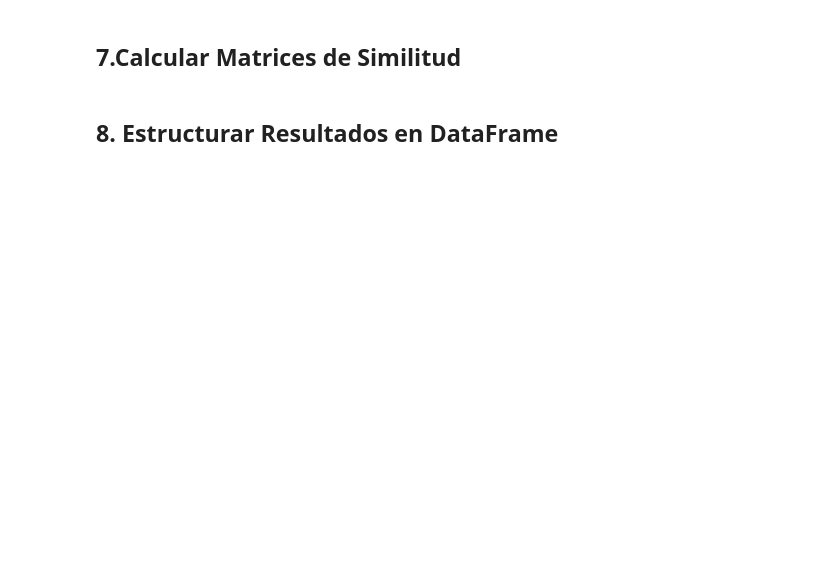
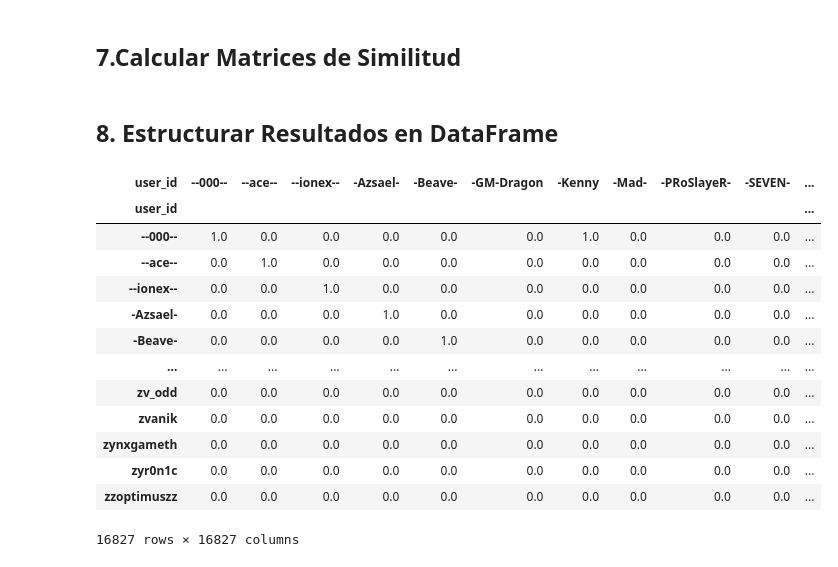
Before and after one commit to ASGuzman/PI_MLOps_Steam, a Jupyter notebook: Modelo_de_recomendacion.ipynb, the cells around one changed output. Drawn from its saved outputs; the diff is of its cells as text; code cells hidden in the pictures; blank space fills up the shorter version.

```diff
--- a/Modelo_de_recomendacion.ipynb
+++ b/Modelo_de_recomendacion.ipynb
@@ -197,4 +230,4 @@ normalized_df.shape
 # %%
 # Convertimos el DataFrame normalizado a una matriz dispersa para eficiencia en grandes conjuntos de datos.
-sparse_matrix = normalized_df.fillna(0).values
-sparse_matrix = csr_matrix(normalized_df.values)
+sparse_matrix = sp.csr_matrix(normalized_df.values)
+sparse_matrix
@@ -201,10 +237,27 @@ sparse_matrix = csr_matrix(normalized_df.values)
 # %% [markdown]
 ## 7.Calcular Matrices de Similitud
 # %%
-item_similarity = cosine_similarity(sparse_matrix.T)
-user_similarity = cosine_similarity(sparse_matrix)
+item_similarity = cosine_similarity(sparse_matrix)
+user_similarity = cosine_similarity(sparse_matrix.T)
 # %% [markdown]
 ## 8. Estructurar Resultados en DataFrame
 # %%
-item_similarity_df = pd.DataFrame(item_similarity, index=normalized_df.columns, columns=normalized_df.columns)
-user_similarity_df = pd.DataFrame(user_similarity, index=normalized_df.index, columns=normalized_df.index)
+item_similarity_df = pd.DataFrame(item_similarity, index=normalized_df.index, columns=normalized_df.index)
+user_similarity_df = pd.DataFrame(user_similarity, index=normalized_df.columns, columns=normalized_df.columns)
+# %%
+user_similarity_df
+# %% [output]
+| user_id | --000-- | --ace-- | --ionex-- | -Azsael- | -Beave- | -GM-Dragon | -Kenny | -Mad- | -PRoSlayeR- | -SEVEN- | ... |
+| user_id |  |  |  |  |  |  |  |  |  |  | ... |
+| --000-- | 1.0 | 0.0 | 0.0 | 0.0 | 0.0 | 0.0 | 1.0 | 0.0 | 0.0 | 0.0 | ... |
+| --ace-- | 0.0 | 1.0 | 0.0 | 0.0 | 0.0 | 0.0 | 0.0 | 0.0 | 0.0 | 0.0 | ... |
+| --ionex-- | 0.0 | 0.0 | 1.0 | 0.0 | 0.0 | 0.0 | 0.0 | 0.0 | 0.0 | 0.0 | ... |
+| -Azsael- | 0.0 | 0.0 | 0.0 | 1.0 | 0.0 | 0.0 | 0.0 | 0.0 | 0.0 | 0.0 | ... |
+| -Beave- | 0.0 | 0.0 | 0.0 | 0.0 | 1.0 | 0.0 | 0.0 | 0.0 | 0.0 | 0.0 | ... |
+| ... | ... | ... | ... | ... | ... | ... | ... | ... | ... | ... | ... |
+| zv_odd | 0.0 | 0.0 | 0.0 | 0.0 | 0.0 | 0.0 | 0.0 | 0.0 | 0.0 | 0.0 | ... |
+| zvanik | 0.0 | 0.0 | 0.0 | 0.0 | 0.0 | 0.0 | 0.0 | 0.0 | 0.0 | 0.0 | ... |
+| zynxgameth | 0.0 | 0.0 | 0.0 | 0.0 | 0.0 | 0.0 | 0.0 | 0.0 | 0.0 | 0.0 | ... |
+| zyr0n1c | 0.0 | 0.0 | 0.0 | 0.0 | 0.0 | 0.0 | 0.0 | 0.0 | 0.0 | 0.0 | ... |
+| zzoptimuszz | 0.0 | 0.0 | 0.0 | 0.0 | 0.0 | 0.0 | 0.0 | 0.0 | 0.0 | 0.0 | ... |
+16827 rows × 16827 columns
```
Also changed, not shown: parts of 13 cells of this notebook, 1 other file.
